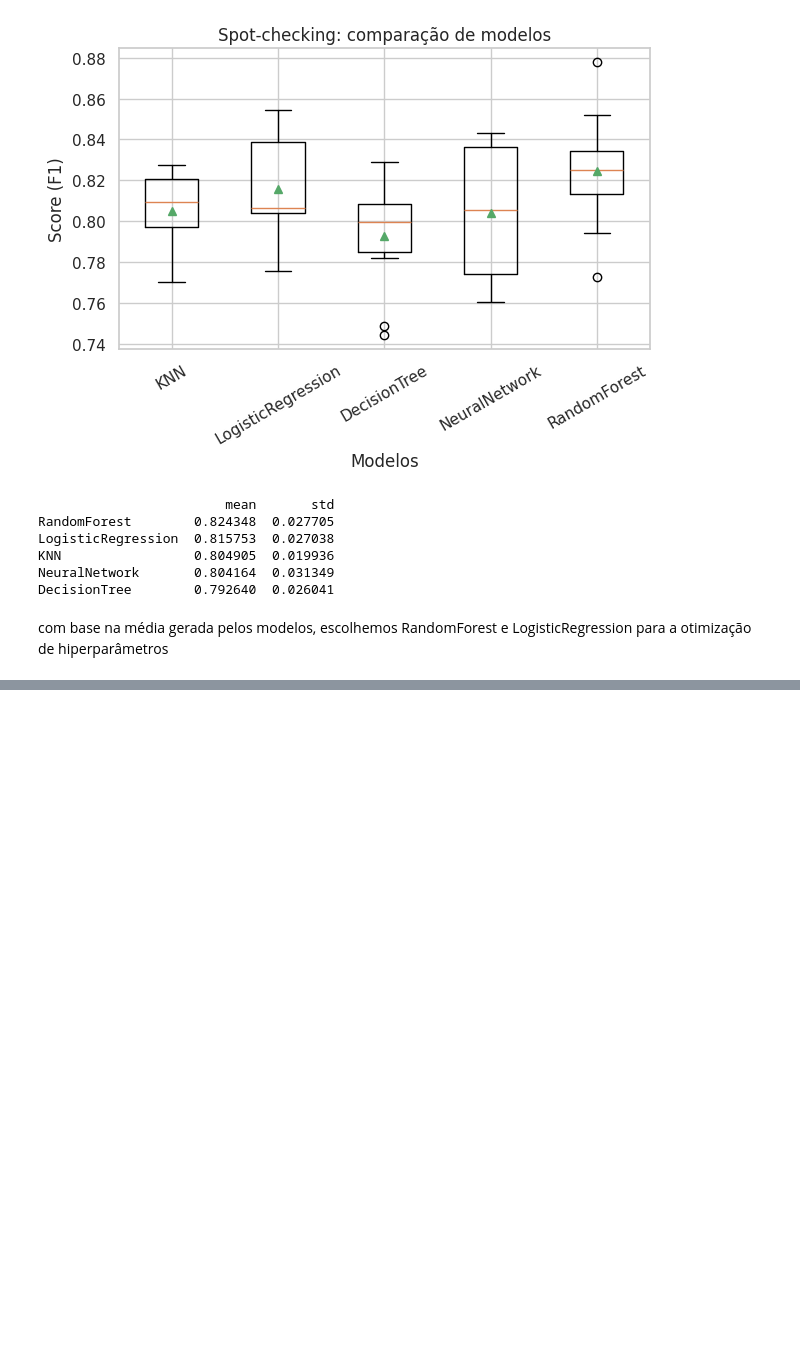
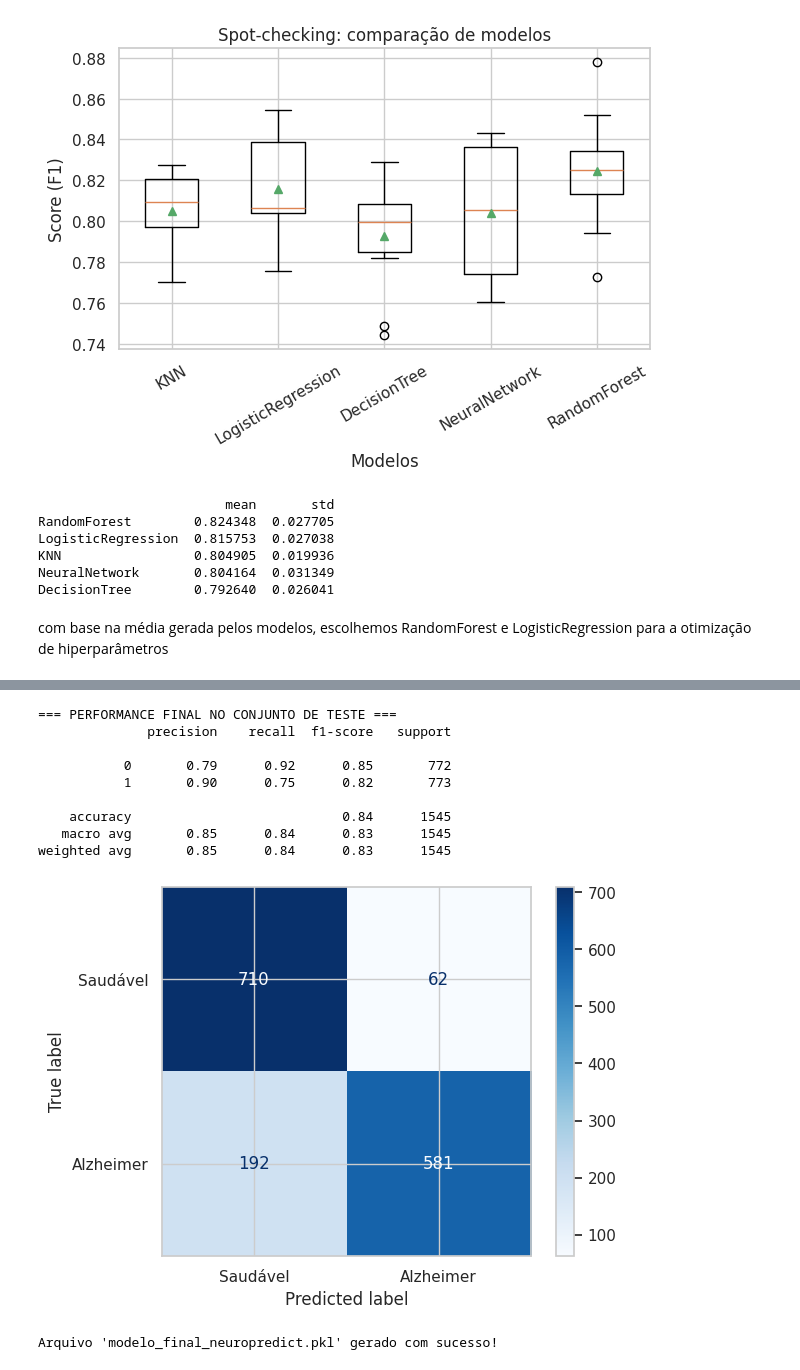
Before and after one commit to debahferreira/neuropredict-ml, a Jupyter notebook: notebooks/04_exploracao.ipynb, the cells around one changed output, grey strips where cells are left out. Saved outputs shown, nothing was run; the diff lists cells and outputs as text; code cells hidden in the pictures; blank space fills up the shorter version.

Commit message:
Feat: terminando modelo do random forest

```diff
--- a/notebooks/04_exploracao.ipynb
+++ b/notebooks/04_exploracao.ipynb
@@ -174,0 +202,17 @@ print(nested_std)
+# %%
+#configurando o modelo com os hiperparâmetros escolhidos
+modelo_final = Pipeline([
+    ('preprocessing', preprocessor),
+    ('model', RandomForestClassifier(
+        n_estimators=200,
+        max_depth=None,
+        min_samples_leaf=2,
+        min_samples_split=10,
+        bootstrap=True,
+        random_state=42,
+        n_jobs=-1
+    ))
+])
+
+# treino do modelo final
+modelo_final.fit(X_train, y_train)
@@ -174,0 +231,31 @@ print(nested_std)
+# %%
+#fazendo as predições
+y_pred = modelo_final.predict(X_test)
+y_proba = modelo_final.predict_proba(X_test)[:, 1] #probabilidade
+
+#relatório de performance
+print("=== PERFORMANCE FINAL NO CONJUNTO DE TESTE ===")
+print(classification_report(y_test, y_pred))
+
+# 3. Matriz de Confusão Visual
+ConfusionMatrixDisplay.from_predictions(y_test, y_pred, cmap='Blues', display_labels=['Saudável', 'Alzheimer'])
+plt.show()
+# %% [output]
+=== PERFORMANCE FINAL NO CONJUNTO DE TESTE ===
+              precision    recall  f1-score   support
+
+           0       0.79      0.92      0.85       772
+           1       0.90      0.75      0.82       773
+
+    accuracy                           0.84      1545
+   macro avg       0.85      0.84      0.83      1545
+weighted avg       0.85      0.84      0.83      1545
+[figure, added]
+# %%
+import joblib
+
+# Salva o modelo treinado em um arquivo físico
+joblib.dump(modelo_final, 'modelo_final_neuropredict.pkl')
+print("Arquivo 'modelo_final_neuropredict.pkl' gerado com sucesso!")
+# %% [output]
+Arquivo 'modelo_final_neuropredict.pkl' gerado com sucesso!
```
Also changed, not shown: parts of 6 cells of this notebook, 1 other file.
